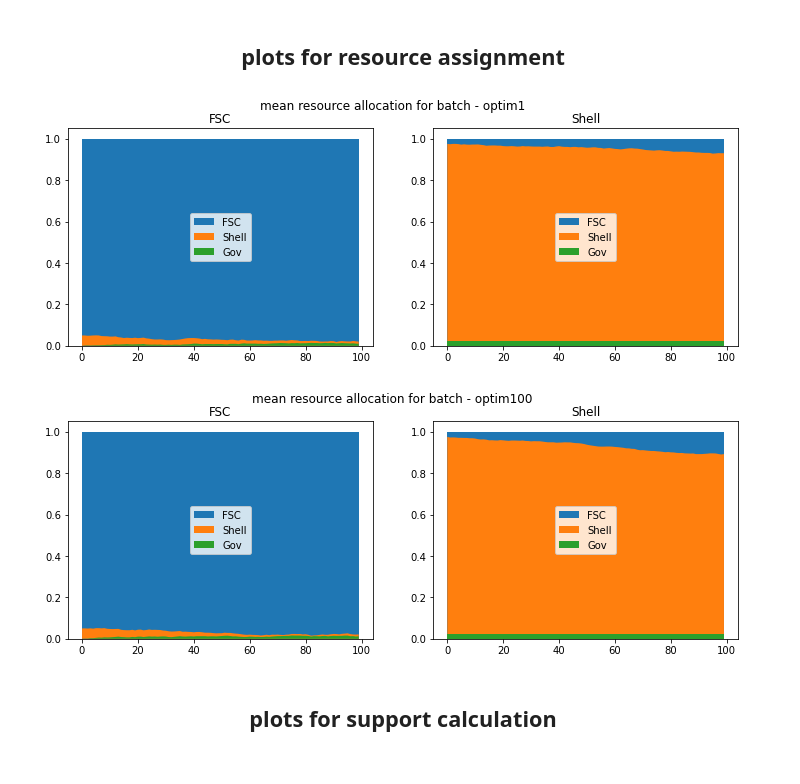
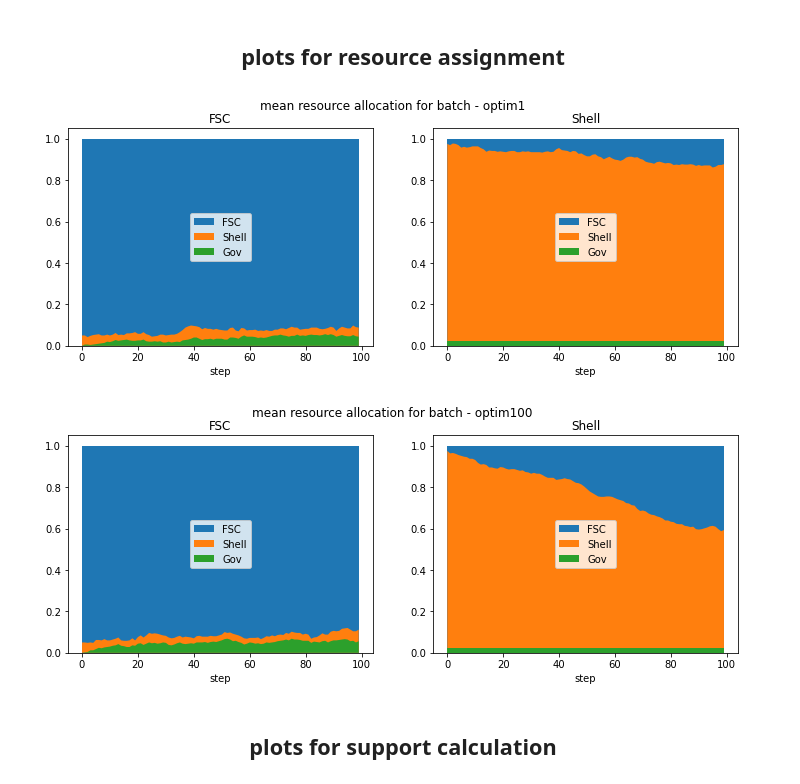
Before and after one commit to freddy-t/Masterthesis, a Jupyter notebook: market_model/evaluation.ipynb, the cells around one changed output. Saved outputs shown, nothing was run; the diff lists cells and outputs as text; code cells hidden in the pictures.

Commit message:
1) support ratio as parameter, preparation for GPU, reward plots changed

```diff
--- a/market_model/evaluation.ipynb
+++ b/market_model/evaluation.ipynb
@@ -7,8 +7,8 @@ import matplotlib.pyplot as plt
 from pathlib import Path
 # TODO: model must be evaluated eval() after loading
 
-DATE = '2020-07-17'
-EXP = '1_n_ep1000_l_ep100_lr0.001'
+DATE = '2020-07-20'#'2020-07-17'
+EXP = '3_n_ep1000_l_ep100_lr0.001'
 LOAD_DIR = Path('../saved_data') / DATE / EXP
 
 # load general data
@@ -64,0 +28,18 @@ for version in versions:
+# %%
+#plot total rewards of active agents and the rolling mean
+window_width = 50
+
+fig = plt.figure(fig_count, figsize=(12, 4))
+plots.append(fig)
+fig.suptitle('reward of agent')
+ax = [fig.add_subplot(121), fig.add_subplot(122)]
+fig_count += 1
+
+for i, agt in enumerate(config['active_agents']):
+    ma = pd.Series(total_rewards[agt]).rolling(window_width).mean()
+    ax[i].plot(total_rewards[agt])
+    ax[i].plot(ma, label='{} ep - ma'.format(window_width))
+    ax[i].set_title(agt)
+    ax[i].set_xlabel('episode')
+    ax[i].set_ylabel('reward')
+    ax[i].legend()
@@ -64,0 +50,11 @@ for version in versions:
+# %%
+# determine dead neurons by calculation of difference of weights
+agents = [torch.load(LOAD_DIR / 'agents_init'), torch.load(LOAD_DIR / 'agents_optim100_ep1000')]
+weights_diff = []
+weights_diff.append(agents[0]['FSC'].get_networks()['Shell'][0].weight.detach().numpy() - \
+                   agents[1]['FSC'].get_networks()['Shell'][0].weight.detach().numpy())
+weights_diff.append(agents[0]['FSC'].get_networks()['Shell'][2].weight.detach().numpy() - \
+                   agents[1]['FSC'].get_networks()['Shell'][2].weight.detach().numpy())
+for i in weights_diff:
+    print(np.where(np.all(np.isclose(i, 0), axis=1)))
+    print(i)
@@ -73,7 +90,7 @@ for version in versions:
     # create two axes
     ax = [fig.add_subplot(121), fig.add_subplot(122)]
     # loop over each agent
-    for key in config['agents']:#['Shell', 'Gov']:
+    for key in ['Shell', 'Gov']:#config['agents']:#
         # calculate mean and std for support
         mean = states[version][key].mean(axis=0)[:, 0]
         std = states[version][key].std(axis=0)[:, 0]
@@ -102,28 +119,29 @@ for version in versions:
 # %%
 for version in versions:
     fig = plt.figure(fig_count, figsize=(12, 4))
     plots.append(fig)
     # create new axes
     ax = [fig.add_subplot(121), fig.add_subplot(122)]
     fig_count += 1
 
     for i, key in enumerate(config['active_agents']):
         # calculate mean of resource assignment to the different partner agents
         x = range(0, states[version][key].shape[1])
         fsc = states[version][key].mean(axis=0)[:, 1]
         shell = states[version][key].mean(axis=0)[:, 2]
         gov = states[version][key].mean(axis=0)[:, 3]
 
         # create stacked plots
         ax[i].stackplot(x, gov + shell + fsc)
         ax[i].stackplot(x, gov + shell)
         ax[i].stackplot(x, gov)
         ax[i].set_title(key)
+        ax[i].set_xlabel('step')
         ax[i].legend(['FSC', 'Shell', 'Gov'], loc='center')
     fig.suptitle('mean resource allocation for batch - ' + version)
 # %% [output]
-[figure, old version]
+[figure, new version]
-[figure, old version]
+[figure, new version]
 # %% [markdown]
 <h2><center>plots for support calculation</center></h2>
 # %%
```
Also changed, not shown: parts of 14 cells of this notebook, 3 other files.
